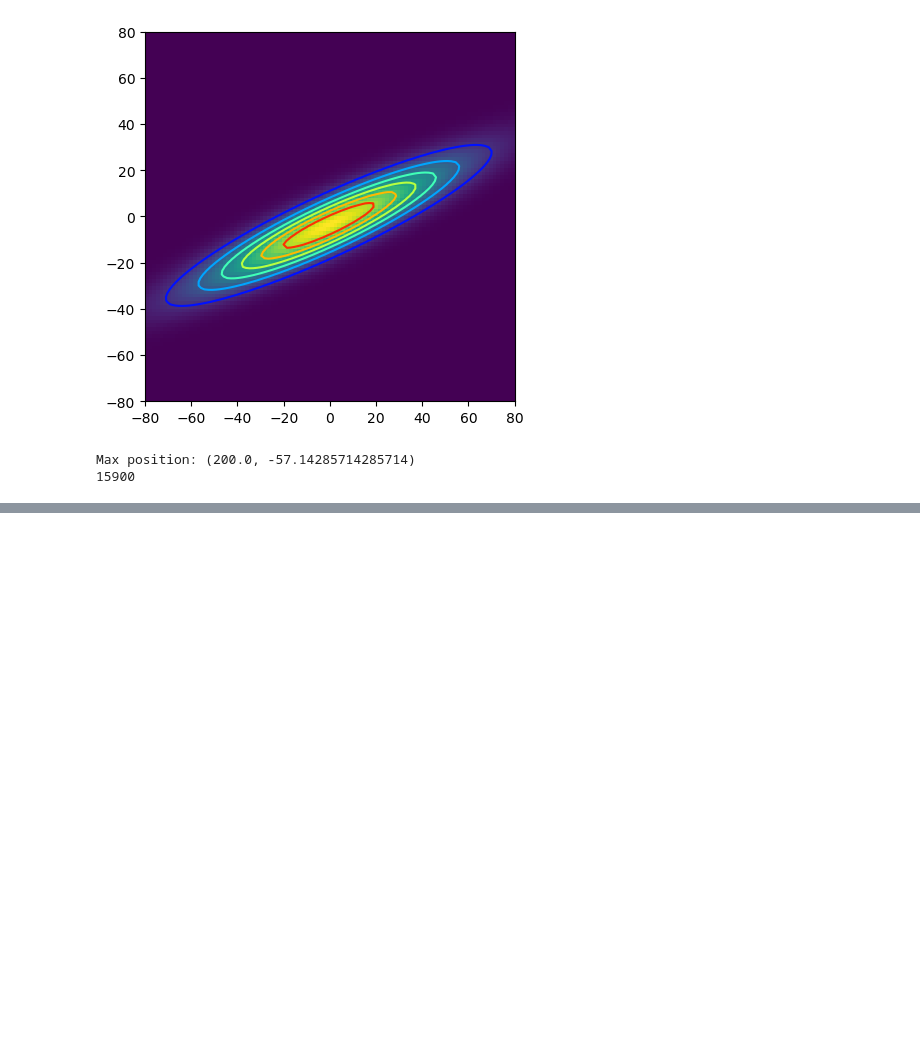
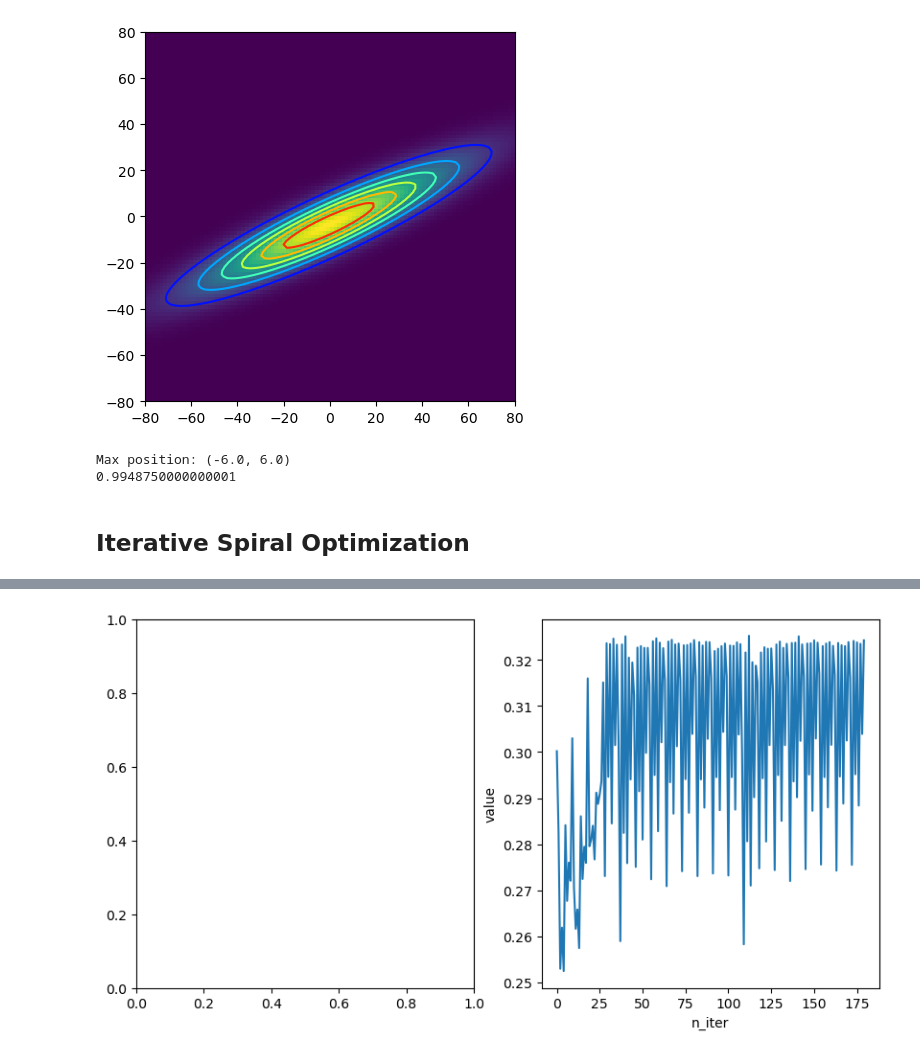
Before and after one commit to Stockholm254/servotest, a Jupyter notebook: src/expctl/servers/servoaligner/servocomp.ipynb, the cells around one changed output, grey strips where cells are left out. Drawn from its saved outputs; the diff is of its cells as text; code cells hidden in the pictures; blank space fills up the shorter version.

```diff
--- a/src/expctl/servers/servoaligner/servocomp.ipynb
+++ b/src/expctl/servers/servoaligner/servocomp.ipynb
@@ -134,9 +130,80 @@ y_max = Y[idx_x_max,idx_y_max]
 px, py = a2p(X[idx_x_max,idx_y_max]), a2p(Y[idx_x_max,idx_y_max])
 #
 # servos.set_angle([px,a2p(0),py,a2p(0)])
-pos_list = xy2nd(x_max,y_max,POS_MASK)
+pos_list = r2nd([x_max,y_max],POS_MASK)
 servos.set_angle(pos_list)
-print(ADS1115_fiber.value)
+# print(ADS1115_fiber.value)
+print(MCP3424_fiber.convert_and_read())
 # %% [output]
-Max position: (200.0, -57.14285714285714)
-15900
+Max position: (-6.0, 6.0)
+0.9948750000000001
+# %% [markdown]
+## Iterative Spiral Optimization
+# %%
+zero = np.array([0,0,0,0,0,0,0,0],dtype=float)
+# %%
+spiral_params = {
+    'I_meaningful': 0.01,
+    'D': 2,
+    'SPIRAL_RESOLUTION': 15,
+    'SPIRAL_SPAN': 8,
+    'SINGLE_SPIRAL_SPAN': 4,
+    'N_LOOPS_BEFORE_RESET_ORIGIN': 0.5,
+    'MAX_X0Y0_DISPLACEMENT': 10,
+    'COEF_I_RESET_ORIGIN': 1.4,
+    'alpha': 0.03,
+    'COEF_I_DECAY': 0.995
+}
+BFGS_params = {"disp": True, "maxiter": 10,  "eps": 5}
+logging.getLogger().setLevel(logging.INFO)
+#
+bounds_single = (-100,100)
+
+def iterative_optimize(pos_mask, method="spiral",zero=None,offset=None,offset_mask=None)->np.ndarray:
+    if method == 'L-BFGS-B':
+        servos.set_precision(1)
+        options = BFGS_params
+    elif method == 'spiral':
+        servos.set_precision(5)
+        options = spiral_params
+    #
+    N_var = np.sum(pos_mask)
+    p0 = np.zeros(N_var)
+    bounds = [bounds_single for i in range(N_var)]
+    cf = lambda x: callback_func(x,pos_mask,zero=zero,offset=offset,offset_mask=offset_mask)
+    #
+    para, Ibst = pts_iterator(N_var=N_var,callback_func=cf ,p0=p0, bounds = bounds, options=options, method = method)
+    #
+    para=list(para)
+    Inow = cf(para)[1]
+    logging.info(f"Best position: {format_para(para)}, now I: {Inow}")
+    #
+    if Inow/Ibst > 0.8:
+        logging.info(f"New Origin set to be {format_para(para)}")
+        zero_fullnd = nraddr(zero,para,pos_mask)
+    else:
+        logging.info("The intensity is not high enough, operation cancelled.")
+        zero_fullnd = np.array(zero)
+    #
+    logging.info(f"Zero = {zero_fullnd}")
+    return zero_fullnd
+
+try:
+    logging.info(f"Start optimization with zero = {zero}")
+    # zero = iterative_optimize(B_X_Y_MASK, zero=zero,offset=offset,offset_mask=A_POS_ALL_MASK)
+    # zero = iterative_optimize(B_X_XDOT_MASK, zero=zero,offset=offset,offset_mask=A_POS_ALL_MASK)
+    # zero = iterative_optimize(B_Y_YDOT_MASK, zero=zero,offset=offset,offset_mask=A_POS_ALL_MASK)
+    # zero = iterative_optimize(B_POS_ALL_MASK, method='L-BFGS-B',zero=zero,offset=offset,offset_mask=A_POS_ALL_MASK)
+    # # #
+    # zero = iterative_optimize(A_X_Y_MASK, zero=zero,offset=offset,offset_mask=B_POS_ALL_MASK)
+    # zero = iterative_optimize(A_X_XDOT_MASK, zero=zero,offset=offset,offset_mask=B_POS_ALL_MASK)
+    # zero = iterative_optimize(A_Y_YDOT_MASK, zero=zero,offset=offset,offset_mask=B_POS_ALL_MASK)
+    # zero = iterative_optimize(A_POS_ALL_MASK, method='L-BFGS-B',zero=zero,offset=offset,offset_mask=B_POS_ALL_MASK)
+
+    zero = iterative_optimize(POS_ALL_MASK, method='L-BFGS-B',zero=zero)
+
+except Exception as e:
+    # servos.home()
+    servos.close()
+    print(e)
+# %% [output]
@@ -142,0 +253 @@ Max position: (200.0, -57.14285714285714)
+[figure, added]
```
Also changed, not shown: parts of 23 cells of this notebook, 14 other files.
